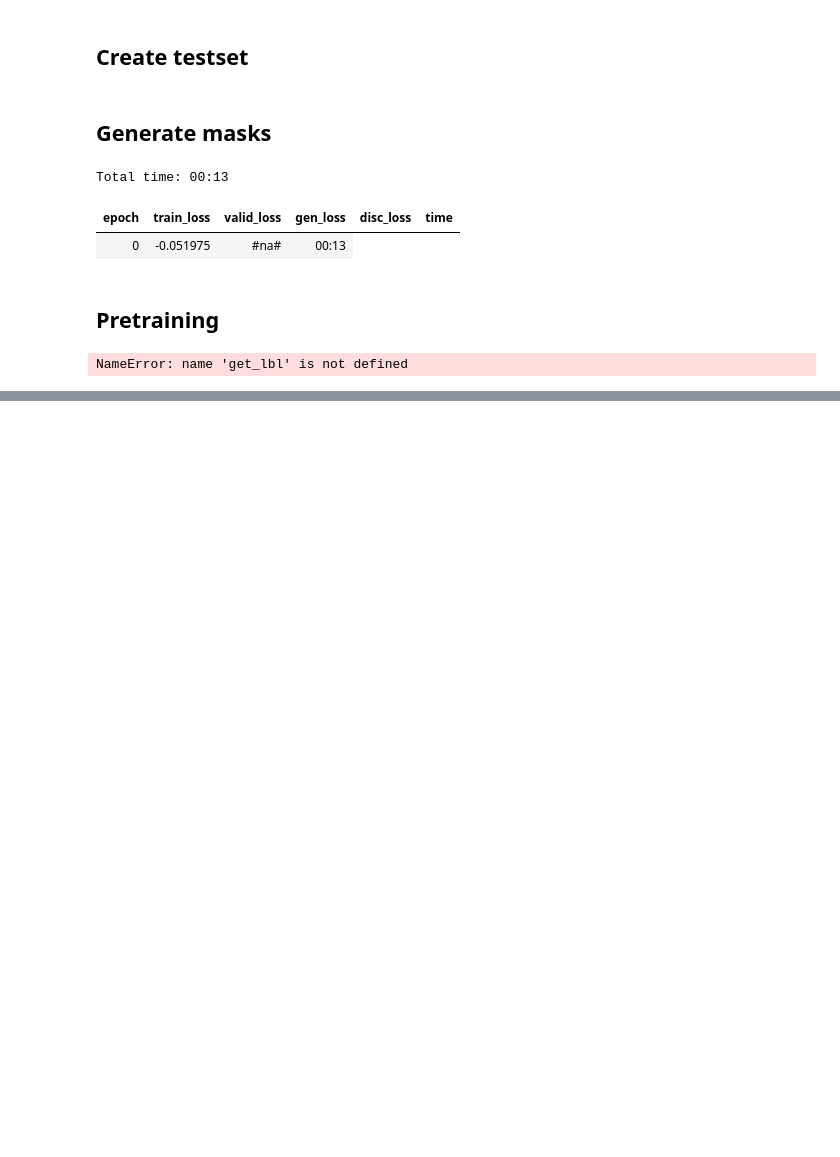
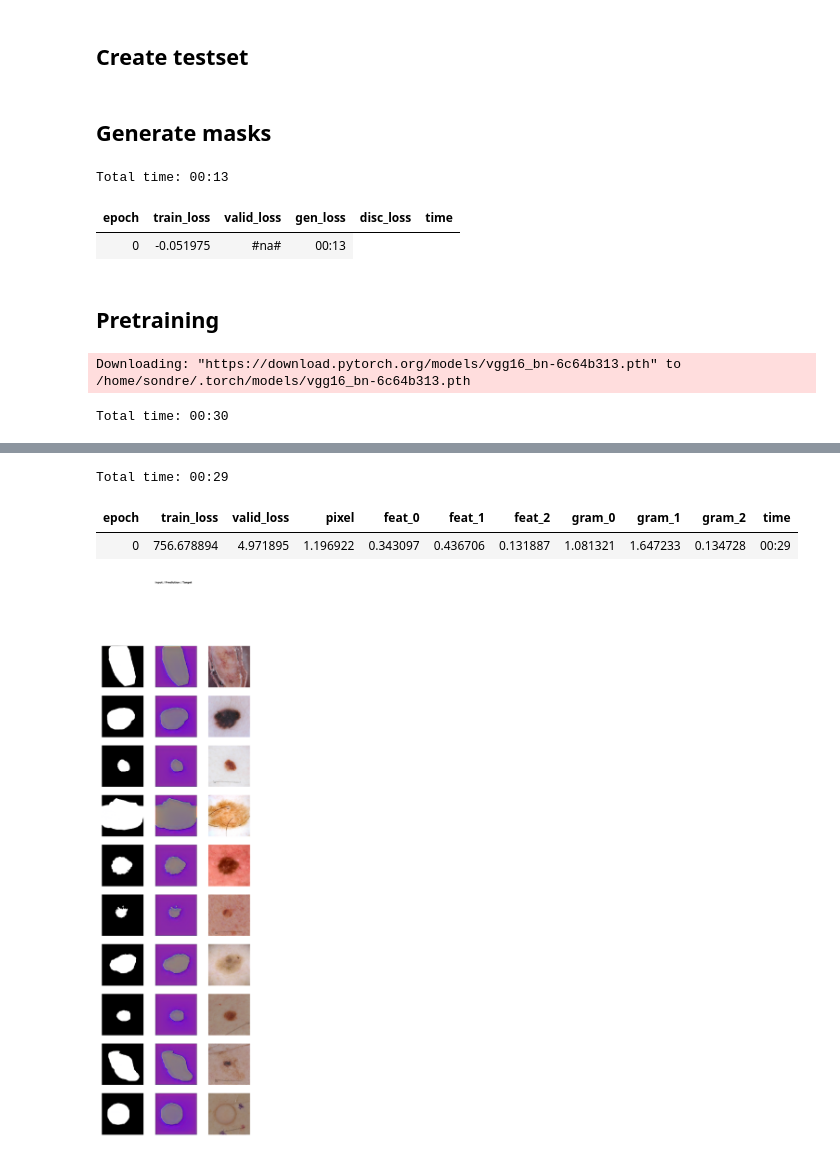
Before and after one commit to Fossen93/Project_DAT259, a Jupyter notebook: Project.ipynb, the cells around one changed output, grey strips where cells are left out. Drawn from its saved outputs; the diff is of its cells as text; code cells hidden in the pictures; blank space fills up the shorter version.

```diff
--- a/Project.ipynb
+++ b/Project.ipynb
@@ -43,8 +43,10 @@ wgan.image_cleaner(path_gen_masks)
 ## Pretraining
 # %%
 file_names = setup.get_data(Path('data/csv/csv_100'))
-base_loss = F.l1_loss
+path_mask = Path(path_mask)
+path_img = Path(path_img)
 # %%
-learn = superres.train_generator(file_names, path_mask, path_img)
+learn = superres.train_generator(file_names, path_mask, path_img, num_epochs=1)
 # %% [output]
-NameError: name 'get_lbl' is not defined
+Downloading: "https://download.pytorch.org/models/vgg16_bn-6c64b313.pth" to /home/sondre/.torch/models/vgg16_bn-6c64b313.pth
+Total time: 00:30
@@ -50,0 +55,4 @@ NameError: name 'get_lbl' is not defined
+Total time: 00:29
+| epoch | train_loss | valid_loss | pixel | feat_0 | feat_1 | feat_2 | gram_0 | gram_1 | gram_2 | time |
+| 0 | 756.678894 | 4.971895 | 1.196922 | 0.343097 | 0.436706 | 0.131887 | 1.081321 | 1.647233 | 0.134728 | 00:29 |
+[figure, added]
```
Also changed, not shown: parts of 2 cells of this notebook.
